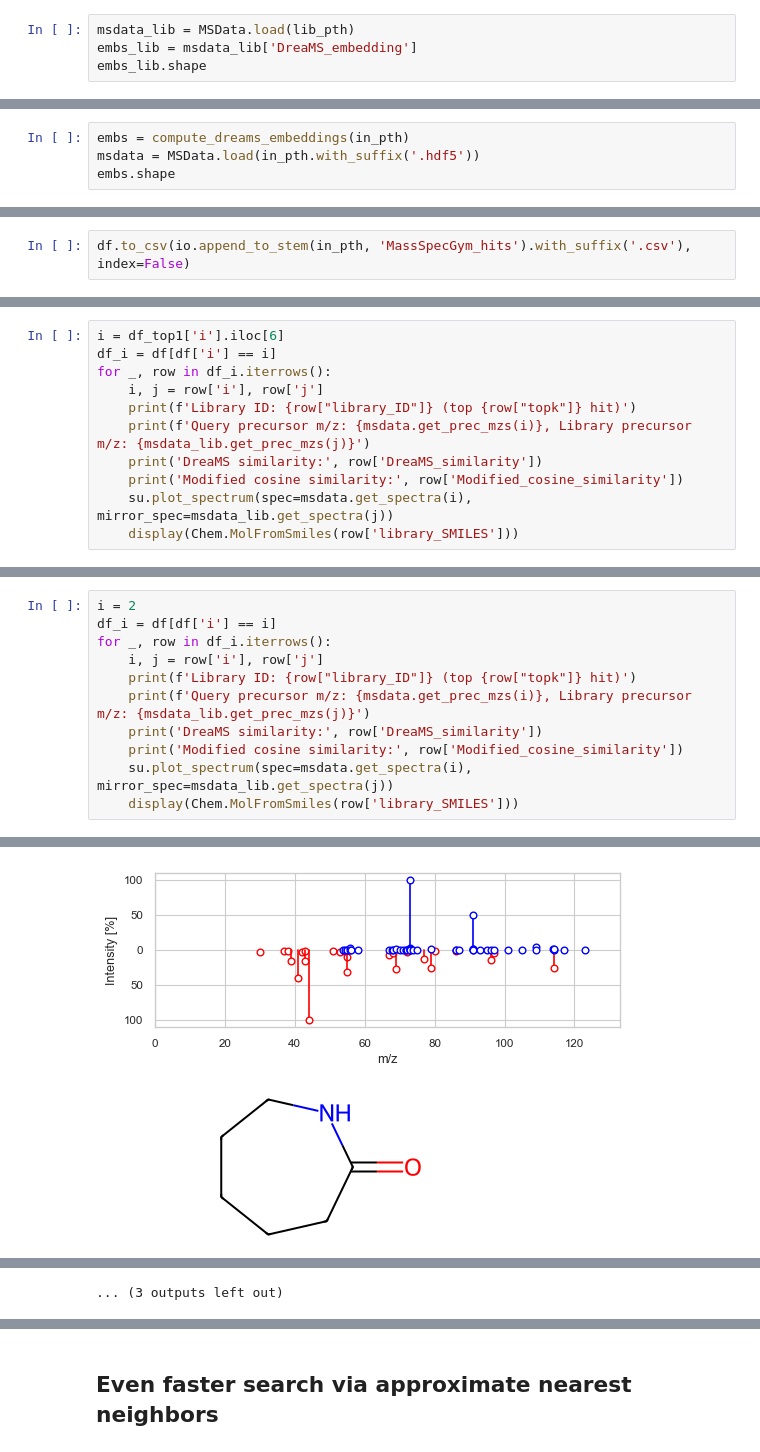
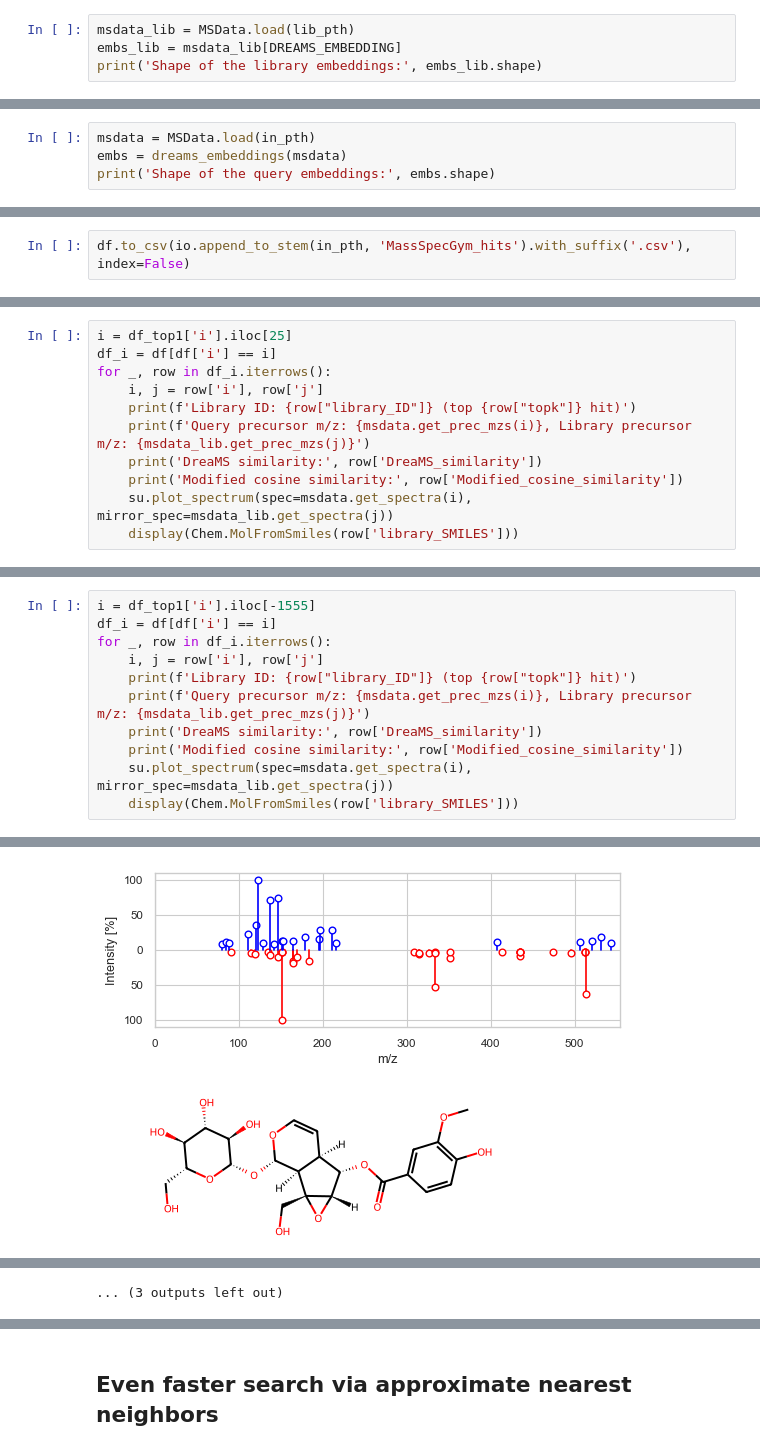
Before and after one commit to pluskal-lab/DreaMS, a Jupyter notebook: tutorials/library_matching.ipynb, the cells around one changed output, grey strips where cells are left out. Drawn from its saved outputs; the diff is of its cells as text.

Commit message:
Add text to library matching tutorial

```diff
--- a/tutorials/library_matching.ipynb
+++ b/tutorials/library_matching.ipynb
@@ -26,5 +34,5 @@ lib_pth = Path('../data/MassSpecGym_DreaMS.hdf5')
 # %%
 msdata_lib = MSData.load(lib_pth)
-embs_lib = msdata_lib['DreaMS_embedding']
-embs_lib.shape
+embs_lib = msdata_lib[DREAMS_EMBEDDING]
+print('Shape of the library embeddings:', embs_lib.shape)
 # %% [output]
@@ -32,4 +39,0 @@ embs_lib.shape
-# %%
-embs = compute_dreams_embeddings(in_pth)
-msdata = MSData.load(in_pth.with_suffix('.hdf5'))
-embs.shape
@@ -37,0 +40,4 @@ embs.shape
+# %%
+msdata = MSData.load(in_pth)
+embs = dreams_embeddings(msdata)
+print('Shape of the query embeddings:', embs.shape)
@@ -99,5 +115,5 @@ df.to_csv(io.append_to_stem(in_pth, 'MassSpecGym_hits').with_suffix('.csv'), ind
 # %%
-i = df_top1['i'].iloc[6]
+i = df_top1['i'].iloc[25]
 df_i = df[df['i'] == i]
 for _, row in df_i.iterrows():
     i, j = row['i'], row['j']
@@ -136,5 +154,5 @@ Modified cosine similarity: 0.6460437573182453
 # %%
-i = 2
+i = df_top1['i'].iloc[-1555]
 df_i = df[df['i'] == i]
 for _, row in df_i.iterrows():
     i, j = row['i'], row['j']
@@ -158,2 +176,2 @@ Modified cosine similarity: 0.008046819899476667
-[figure, old version]
+[figure, new version]
-[figure, old version]
+[figure, new version]
```
Also changed, not shown: parts of 33 cells of this notebook.
